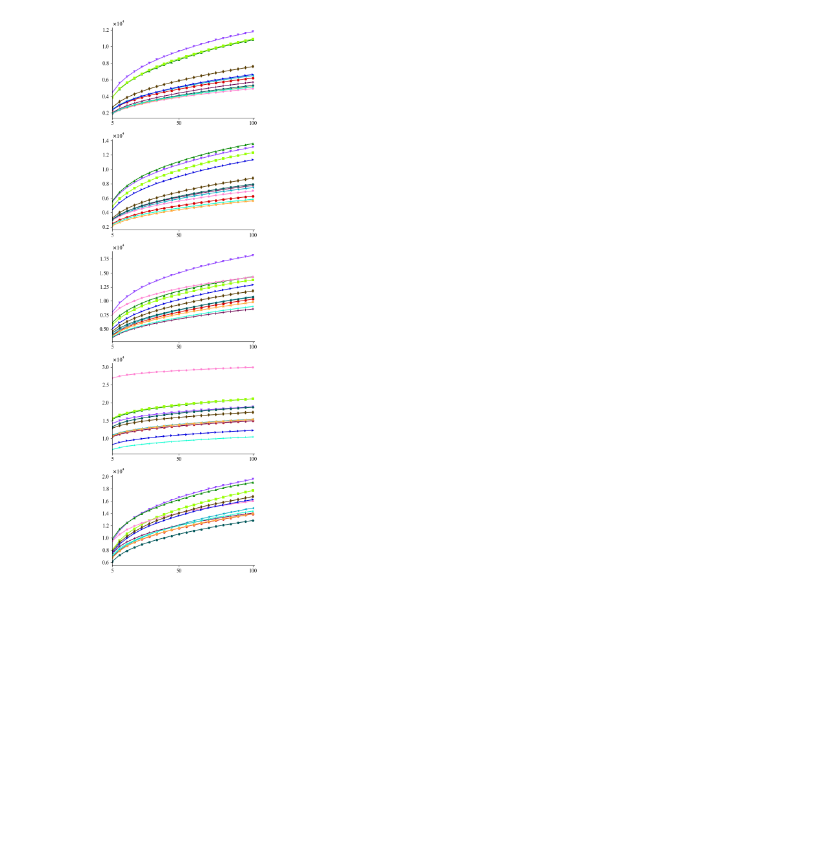
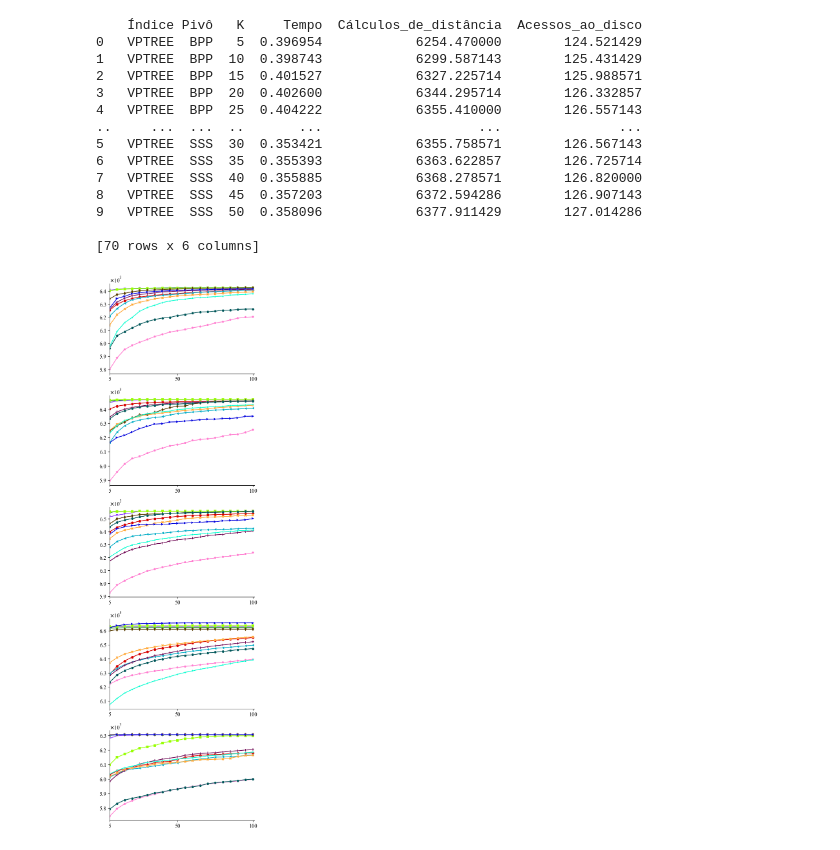
Before and after one commit to JoaoVitorLeite/gervLibProject, a Jupyter notebook: gervLib_Project/gervLib/python/Plots.ipynb, the cells around one changed output. Saved outputs shown, nothing was run; the diff lists cells and outputs as text; code cells hidden in the pictures; blank space fills up the shorter version.

```diff
--- a/gervLib_Project/gervLib/python/Plots.ipynb
+++ b/gervLib_Project/gervLib/python/Plots.ipynb
@@ -143,21 +143,35 @@ def plot_query_disk_access(path, outputName, join="median", max_rep=3, removeRan
     else:
         plt.savefig(outputPath + "/" + "query_disk_access_" + outputName + ".svg", dpi = 300)
 # %%
-dataset = "ulcer"
+dataset = "mnist_s"
 
 plot_query_calc_dist("../../../../../tcc_expt/consultas/" + dataset,
                      outputName=dataset,
                      join = "mean",
-                     outputPath="/home/joaoleite/Documents/TCC/Figuras/Figs_expts", max_rep=1)
+                     outputPath="/home/joaoleite/Documents/Figuras/Figs_expts", max_rep=1)
 
 plot_query_time("../../../../../tcc_expt/consultas/" + dataset,
                 outputName=dataset,
                 join = "mean",
-                outputPath="/home/joaoleite/Documents/TCC/Figuras/Figs_expts", max_rep=1)
+                outputPath="/home/joaoleite/Documents/Figuras/Figs_expts", max_rep=1)
 
 plot_query_disk_access("../../../../../tcc_expt/consultas/" + dataset,
                        outputName=dataset,
                        join = "mean",
-                       outputPath="/home/joaoleite/Documents/TCC/Figuras/Figs_expts", max_rep=1)
+                       outputPath="/home/joaoleite/Documents/Figuras/Figs_expts", max_rep=1)
 # %% [output]
+    Índice Pivô   K     Tempo  Cálculos_de_distância  Acessos_ao_disco
+0   VPTREE  BPP   5  0.396954            6254.470000        124.521429
+1   VPTREE  BPP  10  0.398743            6299.587143        125.431429
+2   VPTREE  BPP  15  0.401527            6327.225714        125.988571
+3   VPTREE  BPP  20  0.402600            6344.295714        126.332857
+4   VPTREE  BPP  25  0.404222            6355.410000        126.557143
+..     ...  ...  ..       ...                    ...               ...
+5   VPTREE  SSS  30  0.353421            6355.758571        126.567143
+6   VPTREE  SSS  35  0.355393            6363.622857        126.725714
+7   VPTREE  SSS  40  0.355885            6368.278571        126.820000
+8   VPTREE  SSS  45  0.357203            6372.594286        126.907143
+9   VPTREE  SSS  50  0.358096            6377.911429        127.014286
+
+[70 rows x 6 columns]
-[figure, old version]
+[figure, new version]
```
Also changed, not shown: parts of 7 cells of this notebook, 1 other file.
